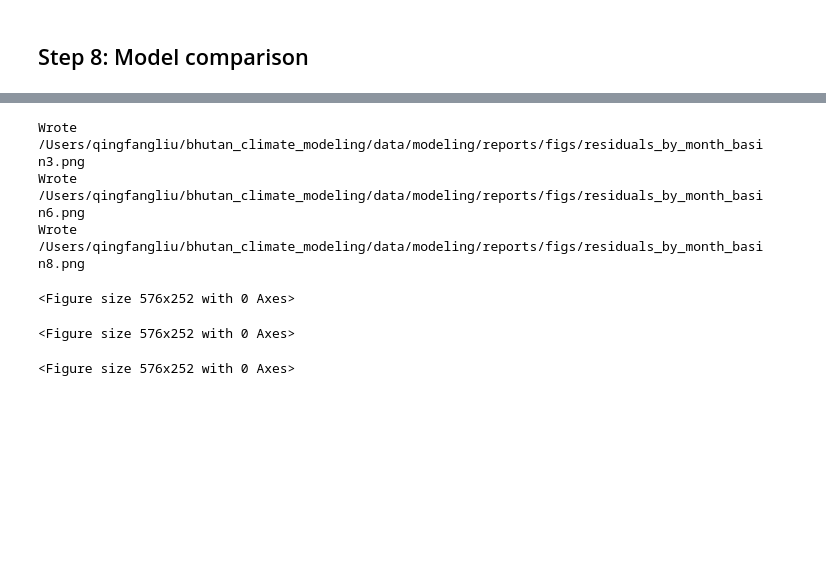
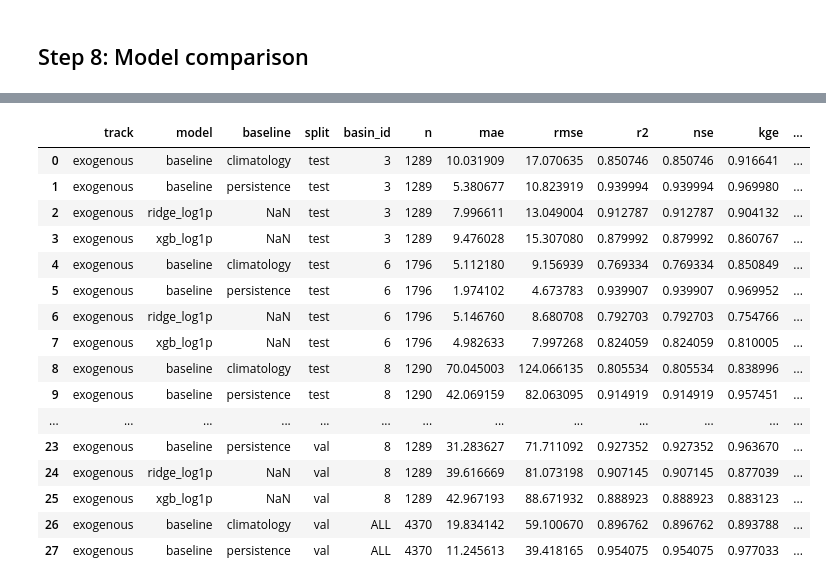
Before and after one commit to QingfangLiu/bhutan_climate_modeling, a Jupyter notebook: code/modeling/riverine_flood_model/StageE_train_models_daily.ipynb, the cells around one changed output, grey strips where cells are left out. Drawn from its saved outputs; the diff is of its cells as text; code cells hidden in the pictures; blank space fills up the shorter version.

```diff
--- a/code/modeling/riverine_flood_model/StageE_train_models_daily.ipynb
+++ b/code/modeling/riverine_flood_model/StageE_train_models_daily.ipynb
@@ -1282,32 +1021,28 @@ Wrote /Users/qingfangliu/bhutan_climate_modeling/data/modeling/reports/figs/hydr
-# %%
-def residual_box_by_month(basin_id, ridge_pack, TEST_DF, Xte, yte, outname):
-    m = (TEST_DF["basin_id"] == basin_id)
-    df = TEST_DF.loc[m, ["date_local"]].copy()
-    yh = _predict_ridge_pack(ridge_pack, Xte[m])
-    df["resid"] = yte[m] - yh
-    df["month"] = df["date_local"].dt.month
-
-    plt.figure(figsize=(8,3.5))
-    df.boxplot(column="resid", by="month", grid=False)
-    plt.suptitle("")
-    plt.title(f"Residuals by Month — Basin {basin_id}")
-    plt.xlabel("Month"); plt.ylabel("Observed − Predicted (m³/s)")
-    plt.tight_layout()
-    outfile = FIG_DIR / outname
-    plt.savefig(outfile, dpi=180)
-    plt.close()
-    print("Wrote", outfile)
-
-for b in sorted(champ["basin_id"].unique()):
-    residual_box_by_month(
-        basin_id=b, ridge_pack=ridge_search,
-        TEST_DF=TEST_DF, Xte=Xte_exog, yte=yte_exog,
-        outname=f"residuals_by_month_basin{b}.png"
-    )
-# %% [output]
-Wrote /Users/qingfangliu/bhutan_climate_modeling/data/modeling/reports/figs/residuals_by_month_basin3.png
-Wrote /Users/qingfangliu/bhutan_climate_modeling/data/modeling/reports/figs/residuals_by_month_basin6.png
-Wrote /Users/qingfangliu/bhutan_climate_modeling/data/modeling/reports/figs/residuals_by_month_basin8.png
-<Figure size 576x252 with 0 Axes>
-<Figure size 576x252 with 0 Axes>
-<Figure size 576x252 with 0 Axes>
+# %%
+# Create a consistent model label so baselines vs models are easy to compare
+bm = baseline_metrics_exog.assign(model_key="baseline:" + baseline_metrics_exog["baseline"])
+rm = ridge_metrics_pb.assign(model_key="ridge_log1p")
+tm = tree_metrics_df.assign(model_key=f"{TREE_BACKEND}_log1p")
+
+metrics_all = (pd.concat([bm, rm, tm], ignore_index=True)
+                 .sort_values(["split", "basin_id", "model_key"])
+                 .reset_index(drop=True))
+metrics_all
+# %% [output]
+|  | track | model | baseline | split | basin_id | n | mae | rmse | r2 | nse | kge | ... |
+| 0 | exogenous | baseline | climatology | test | 3 | 1289 | 10.031909 | 17.070635 | 0.850746 | 0.850746 | 0.916641 | ... |
+| 1 | exogenous | baseline | persistence | test | 3 | 1289 | 5.380677 | 10.823919 | 0.939994 | 0.939994 | 0.969980 | ... |
+| 2 | exogenous | ridge_log1p | NaN | test | 3 | 1289 | 7.996611 | 13.049004 | 0.912787 | 0.912787 | 0.904132 | ... |
+| 3 | exogenous | xgb_log1p | NaN | test | 3 | 1289 | 9.476028 | 15.307080 | 0.879992 | 0.879992 | 0.860767 | ... |
+| 4 | exogenous | baseline | climatology | test | 6 | 1796 | 5.112180 | 9.156939 | 0.769334 | 0.769334 | 0.850849 | ... |
+| 5 | exogenous | baseline | persistence | test | 6 | 1796 | 1.974102 | 4.673783 | 0.939907 | 0.939907 | 0.969952 | ... |
+| 6 | exogenous | ridge_log1p | NaN | test | 6 | 1796 | 5.146760 | 8.680708 | 0.792703 | 0.792703 | 0.754766 | ... |
+| 7 | exogenous | xgb_log1p | NaN | test | 6 | 1796 | 4.982633 | 7.997268 | 0.824059 | 0.824059 | 0.810005 | ... |
+| 8 | exogenous | baseline | climatology | test | 8 | 1290 | 70.045003 | 124.066135 | 0.805534 | 0.805534 | 0.838996 | ... |
+| 9 | exogenous | baseline | persistence | test | 8 | 1290 | 42.069159 | 82.063095 | 0.914919 | 0.914919 | 0.957451 | ... |
+| ... | ... | ... | ... | ... | ... | ... | ... | ... | ... | ... | ... | ... |
+| 23 | exogenous | baseline | persistence | val | 8 | 1289 | 31.283627 | 71.711092 | 0.927352 | 0.927352 | 0.963670 | ... |
+| 24 | exogenous | ridge_log1p | NaN | val | 8 | 1289 | 39.616669 | 81.073198 | 0.907145 | 0.907145 | 0.877039 | ... |
+| 25 | exogenous | xgb_log1p | NaN | val | 8 | 1289 | 42.967193 | 88.671932 | 0.888923 | 0.888923 | 0.883123 | ... |
+| 26 | exogenous | baseline | climatology | val | ALL | 4370 | 19.834142 | 59.100670 | 0.896762 | 0.896762 | 0.893788 | ... |
+| 27 | exogenous | baseline | persistence | val | ALL | 4370 | 11.245613 | 39.418165 | 0.954075 | 0.954075 | 0.977033 | ... |
```
Also changed, not shown: parts of 50 cells of this notebook, 8 other files.
